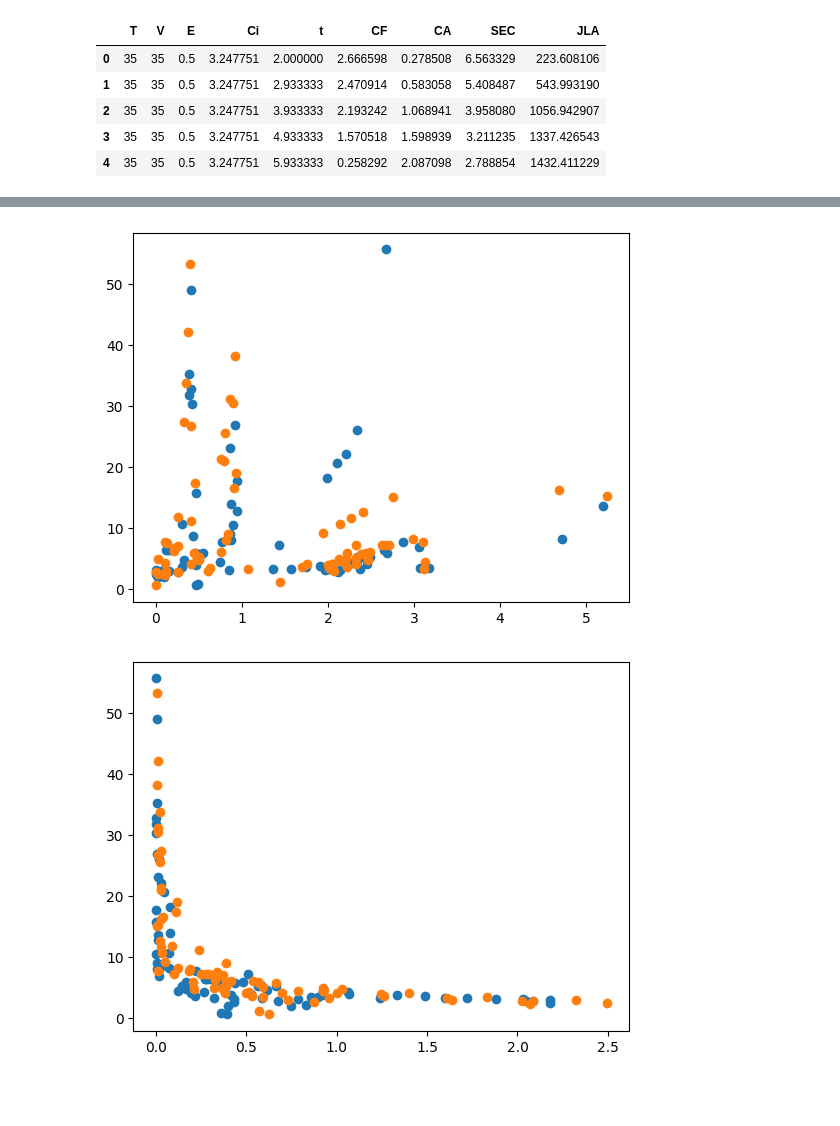
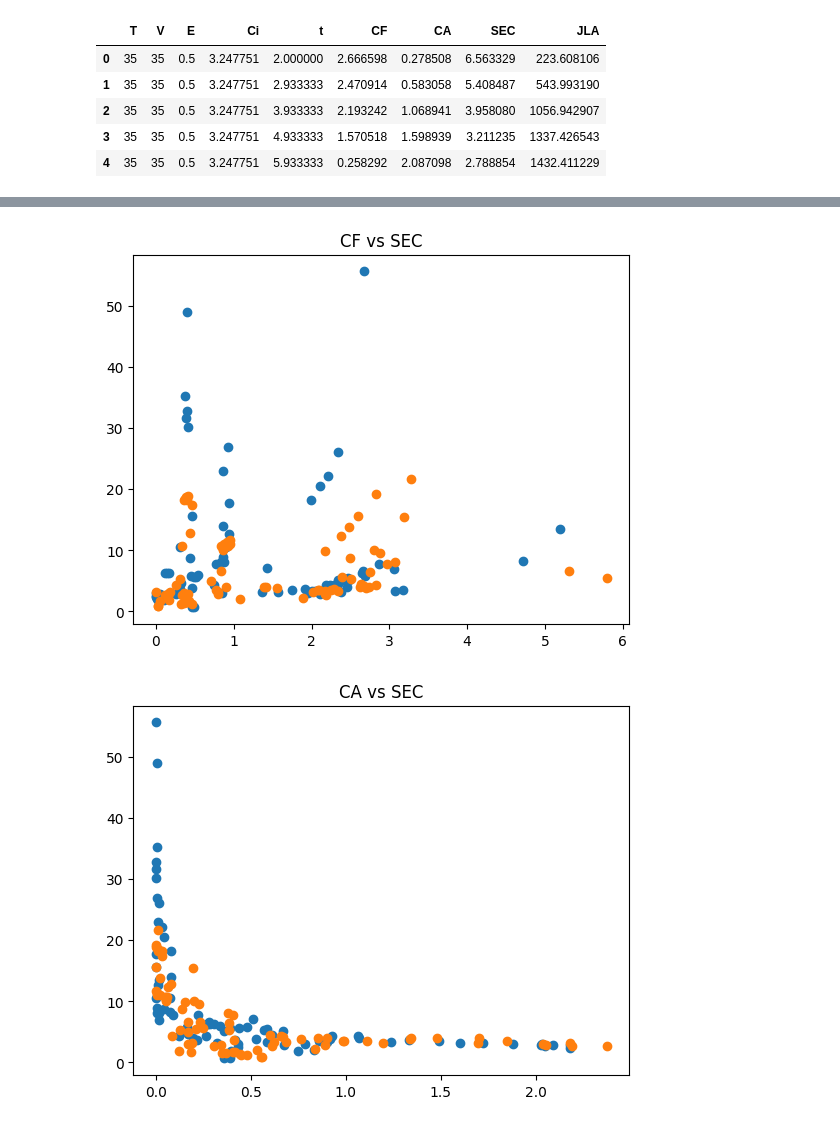
Before and after one commit to 100sjun/repos_python, a Jupyter notebook: Project/BMED/BMED Optimization.ipynb, the cells around one changed output, grey strips where cells are left out. Drawn from its saved outputs; the diff is of its cells as text; code cells hidden in the pictures; blank space fills up the shorter version.

```diff
--- a/Project/BMED/BMED Optimization.ipynb
+++ b/Project/BMED/BMED Optimization.ipynb
@@ -14,7 +14,9 @@ class CustomModel_CF(nn.Module):
     def __init__(self):
         super().__init__()
         self.hidden = nn.Sequential(
-            nn.Linear(5,4),
+            nn.Linear(5,8),
+            nn.ReLU(),
+            nn.Linear(8,4),
             nn.ReLU(),
             nn.Linear(4,2),
             nn.ReLU(),
@@ -35,21 +37,22 @@ class CustomModel_CA(nn.Module):
     def __init__(self):
         super().__init__()
         self.hidden = nn.Sequential(
-            nn.Linear(5,4),
+            nn.Linear(5,10),
             nn.ReLU(),
-            nn.Linear(4,2),
+            nn.Linear(10,5),
             nn.ReLU(),
-            nn.Linear(2,1),
+            nn.Linear(5,1)
         )
 
     def forward(self, x):
         t = x[:,4].unsqueeze(1)
+        C0 = x[:,3].unsqueeze(1)
         a0= self.hidden(x).chunk(5, dim=1)
 
         k = a0[0]**2
 
 
-        return torch.exp(k*t)-1
+        return C0*(1-torch.exp(-k*t))
 
 model_CF = CustomModel_CF()
 model_CF.load_state_dict(torch.load('model_CF.pth'))
@@ -105,13 +107,13 @@ plt.show()
 # %%
 # GP model confirmation
-df_GP_columns = ['T','V','E','Ci','t','SEC','JLA']
+df_GP_columns = ['T','V','E','Ci','t','CF','CA','SEC','JLA']
 df_GP = raw_Data[df_GP_columns]
 
 # Data Set
-Xg = df_GP[['T','V','E','Ci','t']].values
+Xg = df_GP[['Ci','CF','CA']].values
 Yg = df_GP[['SEC','JLA']].values
 
-T, V, E, Ci, dt = [i[0] for i in Xg], [i[1] for i in Xg], [i[2] for i in Xg], [i[3] for i in Xg], [i[4] for i in Xg]
+Ci, CF, CA = [i[0] for i in Xg], [i[1] for i in Xg], [i[2] for i in Xg]
 SEC, JLA = [i[0] for i in Yg], [i[1] for i in Yg]
 
 # min-max normalization
@@ -119,15 +121,15 @@ mXg = list(range(len(Xg)))
 mYg = list(range(len(Yg)))
 
 for i in range(len(mXg)):
-    iX = [(T[i]-np.min(T))/(np.max(T)-np.min(T)),(V[i]-np.min(V))/(np.max(V)-np.min(V)),(E[i]-np.min(E))/(np.max(E)-np.min(E)),(dt[i]-np.min(dt))/(np.max(dt)-np.min(dt)),(Ci[i]-np.min(Ci))/(np.max(Ci)-np.min(Ci))]
+    iX = [(Ci[i]-np.min(Ci))/(np.max(Ci)-np.min(Ci)),(CF[i]-np.min(CF))/(np.max(CF)-np.min(CF)),(CA[i]-np.min(CA))/(np.max(CA)-np.min(CA))]
     iY = [(SEC[i]-np.min(SEC))/(np.max(SEC)-np.min(SEC)),(JLA[i]-np.min(JLA))/(np.max(JLA)-np.min(JLA))]
     mXg[i], mYg[i] = iX, iY
-mX, mY = np.asarray(mXg), np.log(np.asarray(mYg)+0.1)
+mX, mY = np.asarray(mXg), np.log(np.asarray(mYg)+1e-10)
 # %%
 dSEC_log, dJLA_log = GPR1.predict(mX), GPR2.predict(mX)
 
-mSEC = np.exp(dSEC_log)-0.1
-mJLA = np.exp(dJLA_log)-0.1
+mSEC = np.exp(dSEC_log)-1e-10
+mJLA = np.exp(dJLA_log)-1e-10
 
 SECp = list(range(len(Xg)))
 JLAp = list(range(len(Xg)))
@@ -139,16 +141,20 @@ for i in range(len(Xg)):
 # %%
 plt.scatter(raw_Data['CF'],raw_Data['SEC'])
 plt.scatter(CF_p,SECp)
+plt.title('CF vs SEC')
 plt.show()
 plt.scatter(raw_Data['CA'],raw_Data['SEC'])
 plt.scatter(CA_p,SECp)
+plt.title('CA vs SEC')
 plt.show()
 plt.scatter(raw_Data['CF'],raw_Data['JLA'])
 plt.scatter(CF_p,JLAp)
+plt.title('CF vs JLA')
 plt.show()
 plt.scatter(raw_Data['CA'],raw_Data['JLA'])
 plt.scatter(CA_p,JLAp)
+plt.title('CA vs JLA')
 plt.show()
 # %% [output]
-[figure, old version]
+[figure, new version]
-[figure, old version]
+[figure, new version]
```
Also changed, not shown: parts of 8 cells of this notebook.
